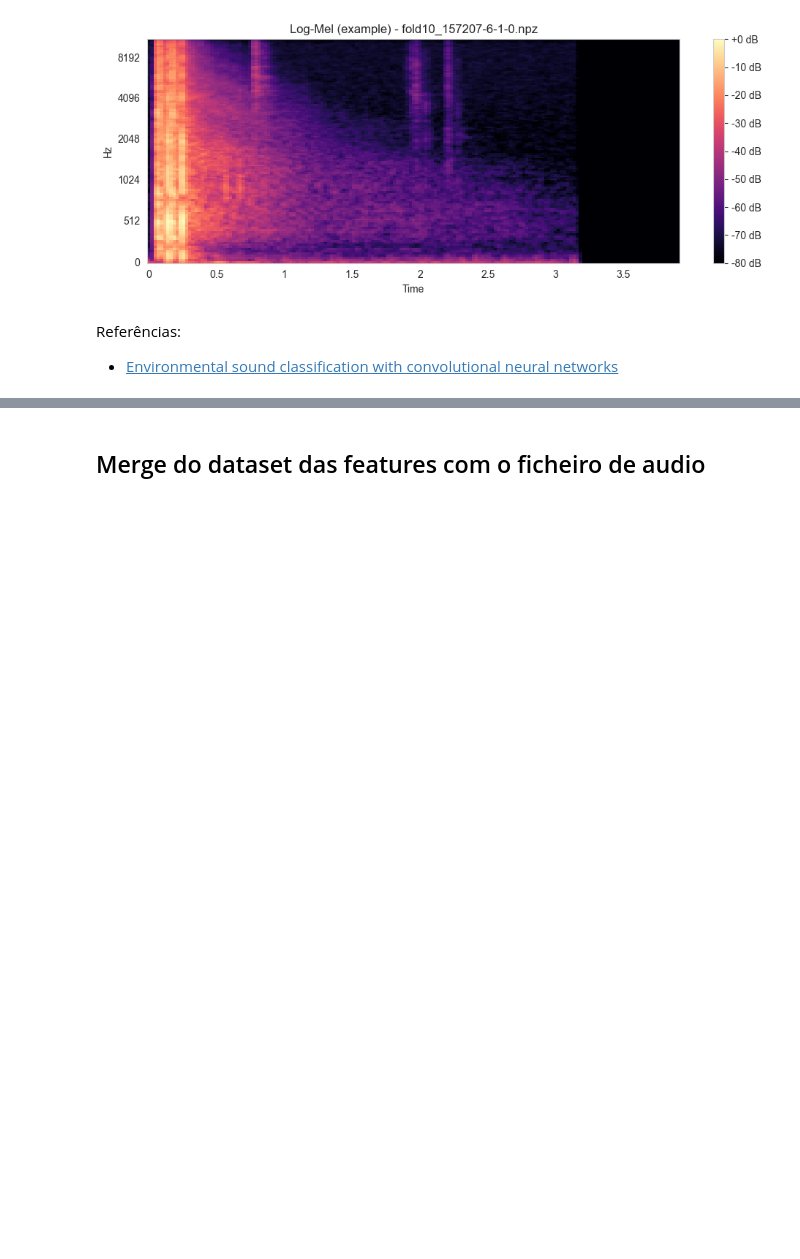
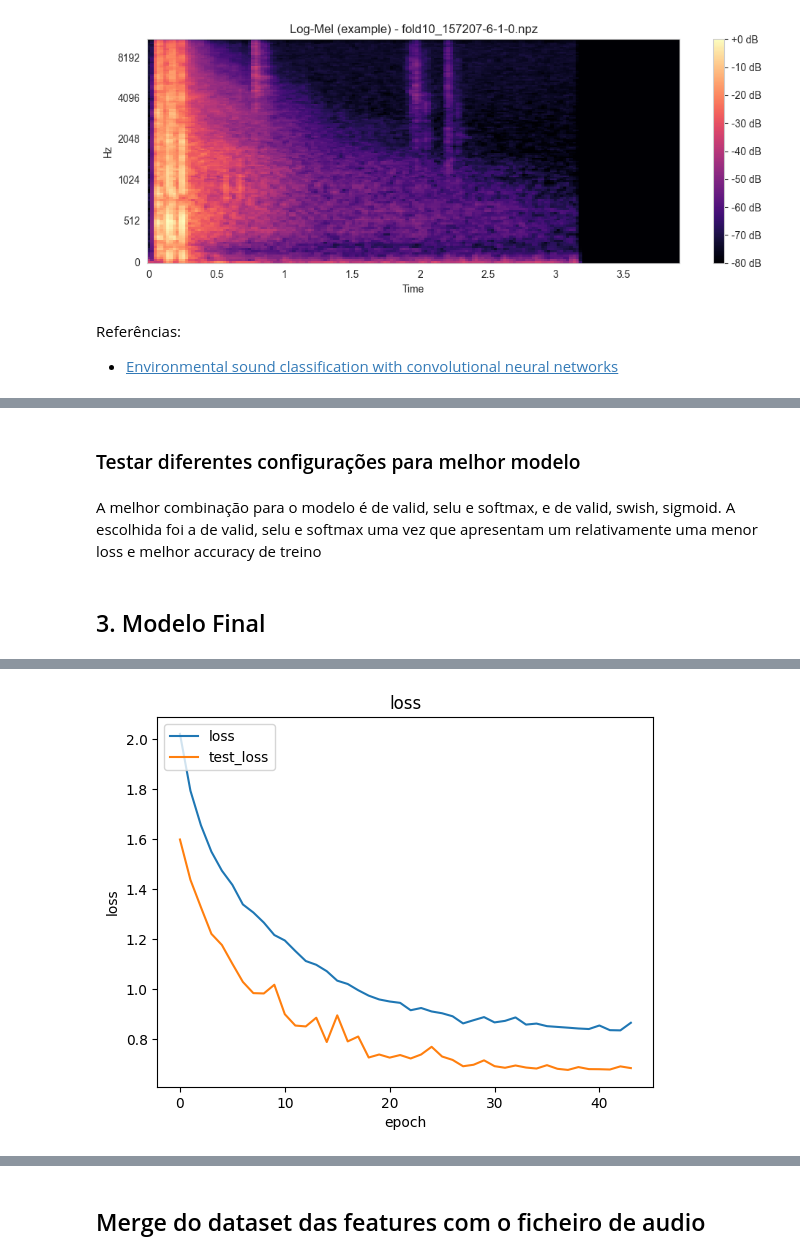
Before and after one commit to Filipe-Leao/urbansound8k---Neural-Networks, a Jupyter notebook: trabalho.ipynb, the cells around one changed output, grey strips where cells are left out. Cells and saved outputs as stored; diff of their text form; code cells hidden in the pictures; blank space fills up the shorter version.

```diff
--- a/trabalho.ipynb
+++ b/trabalho.ipynb
@@ -1447,0 +998,16 @@ print(classification_report(y_test, y_pred_classes, digits=4))
+# %%
+def cnn2d_model_3_layers(num_classes=10, base=8, padding='same', activation='relu', output_activation='softmax'):
+    model = tf.keras.models.Sequential()
+    model.add(layers.Conv2D(base, 3, padding=padding, activation=activation))
+    model.add(layers.BatchNormalization())
+    model.add(layers.MaxPooling2D(2))
+    model.add(layers.Conv2D(base*2, 3, padding=padding, activation=activation))
+    model.add(layers.BatchNormalization())
+    model.add(layers.MaxPooling2D(2))
+    model.add(layers.Conv2D(base*4, 3, padding=padding, activation=activation))
+    model.add(layers.BatchNormalization())
+    model.add(layers.GlobalAveragePooling2D())
+    model.add(layers.Dense(base*8, activation=activation))
+    model.add(layers.Dropout(0.4))
+    model.add(layers.Dense(num_classes, activation=output_activation))
+    return model
@@ -1447,0 +1257,2 @@ print(classification_report(y_test, y_pred_classes, digits=4))
+# %% [markdown]
+### Testar diferentes configurações para melhor modelo
@@ -1447,0 +1345,56 @@ print(classification_report(y_test, y_pred_classes, digits=4))
+# %% [markdown]
+A melhor combinação para o modelo é de valid, selu e  softmax, e de valid, swish, sigmoid. A escolhida foi a de valid, selu e softmax uma vez que apresentam um relativamente uma menor loss e melhor accuracy de treino
+# %%
+padd = 'same'
+act = 'relu'
+out_act = 'softmax'
+# %% [markdown]
+## 3. Modelo Final
+# %%
+model = cnn2d(num_classes=10, base=8, padding=padd, activation=act, output_activation=out_act)
+model.build(sample_x.shape)
+model.compile(
+    optimizer=tf.keras.optimizers.Adam(learning_rate=0.00005),
+    loss='sparse_categorical_crossentropy',
+    metrics=['accuracy']
+)
+
+history = model.fit(
+    train_ds,
+    validation_data=val_ds,
+    batch_size=16,
+    epochs=100,
+    callbacks=[
+        tf.keras.callbacks.EarlyStopping(patience=6, restore_best_weights=True),
+        tf.keras.callbacks.ReduceLROnPlateau(patience=3, factor=0.5)
+    ]
+)
+
+y_true = []
+y_pred_all = []
+for x_batch, y_batch in test_ds:
+    y_true.extend(y_batch.numpy())
+    y_pred_batch = model.predict(x_batch, verbose=0)
+    y_pred_all.extend(np.argmax(y_pred_batch, axis=1))
+
+y_true = np.array(y_true)
+y_pred_all = np.array(y_pred_all)
+print(classification_report(y_true, y_pred_all, digits=4))
+
+# plot training history
+plt.plot(history.history['loss'])
+plt.plot(history.history['val_loss'])
+plt.title('loss')
+plt.ylabel('loss')
+plt.xlabel('epoch')
+plt.legend(['loss','test_loss'], loc='upper left')
+plt.show()
+
+# Evaluate the model
+
+scores = model.evaluate(test_ds)
+print("Test accuracy:",scores[1])
+
+scores = model.evaluate(val_ds)
+print("Val accuracy:",scores[1])
+# %% [output]
@@ -1447,0 +1419 @@ print(classification_report(y_test, y_pred_classes, digits=4))
+[figure, added]
```
Also changed, not shown: parts of 51 cells of this notebook.
